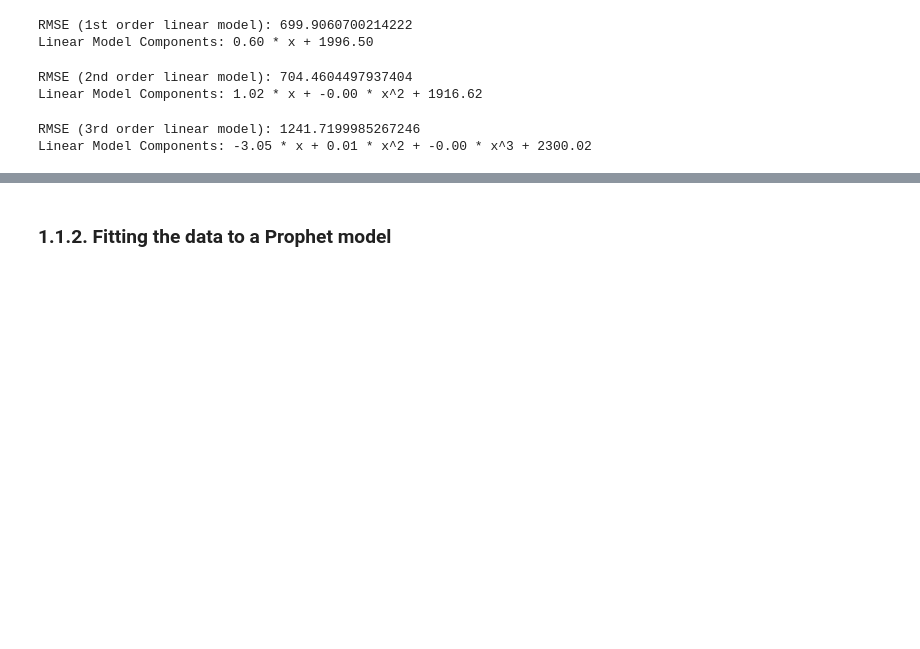
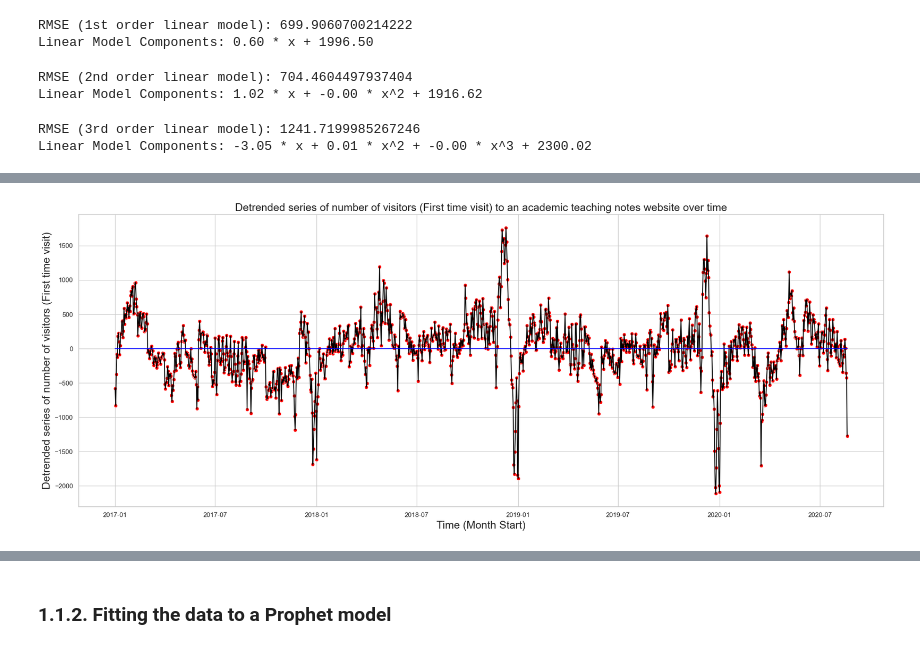
Before and after one commit to FelipeTufaile/time_series_forecasting, a Jupyter notebook: notebooks/prophet.ipynb, the cells around one changed output, grey strips where cells are left out. Saved outputs shown, nothing was run; the diff lists cells and outputs as text; code cells hidden in the pictures; blank space fills up the shorter version.

```diff
--- a/notebooks/prophet.ipynb
+++ b/notebooks/prophet.ipynb
@@ -251,0 +428,47 @@ ttts_df['y_detrended'] = ttts_df['y'] - lr_1o.predict(ttts_df[['x']])
+# %%
+# Adding the weekday seasonality to the training and testing data
+trts_df = trts_df.merge(weekly_seasonality_df[['weekday', 'weekday_mu']], on='weekday', how='left')
+ttts_df = ttts_df.merge(weekly_seasonality_df[['weekday', 'weekday_mu']], on='weekday', how='left')
+
+# Removing the weekly seasonality from the training and testting data
+trts_df['residual'] = trts_df['y_detrended_monthly'] - trts_df['weekday_mu']
+ttts_df['residual'] = ttts_df['y_detrended_monthly'] - ttts_df['weekday_mu']
+# %%
+# Set the figure size
+plt.figure(figsize=(20, 8))
+
+###################################################################################
+#plt.subplot(211)
+sns.set(style="whitegrid")
+sns.scatterplot(
+    x=np.concatenate([trts_df.ds.values, ttts_df.ds.values], axis=0),
+    y=np.concatenate([trts_df.residual.values, ttts_df.residual.values], axis=0),
+    color="red"
+)
+sns.lineplot(
+    x=np.concatenate([trts_df.ds.values, ttts_df.ds.values], axis=0),
+    y=np.concatenate([trts_df.residual.values, ttts_df.residual.values], axis=0),
+    color="black"
+)
+sns.lineplot(
+    x=[trts_df.ds.values[0], ttts_df.ds.values[-1]],
+    y=[0, 0],
+    color="blue"
+)
+plt.xlabel('Time (Month Start)', fontsize=18)
+plt.ylabel('Detrended series of number of visitors (First time visit)', fontsize=18)
+plt.title('Detrended series of number of visitors (First time visit) to an academic teaching notes website over time', fontsize=18)
+
+#plt.xlim([0, 36])
+#plt.xticks(ticks=[0 + i*2 for i in range(19)])
+
+#plt.ylim([0, 1])
+#plt.yticks(ticks=[0 + i*0.05 for i in range(21)], labels=[f"{0 + i*5}%" for i in range(21)])
+
+# Adjust layout
+plt.tight_layout()
+
+# Displaying the plots
+plt.show()
+# %% [output]
+[figure, added]
```
Also changed, not shown: parts of 20 cells of this notebook.
